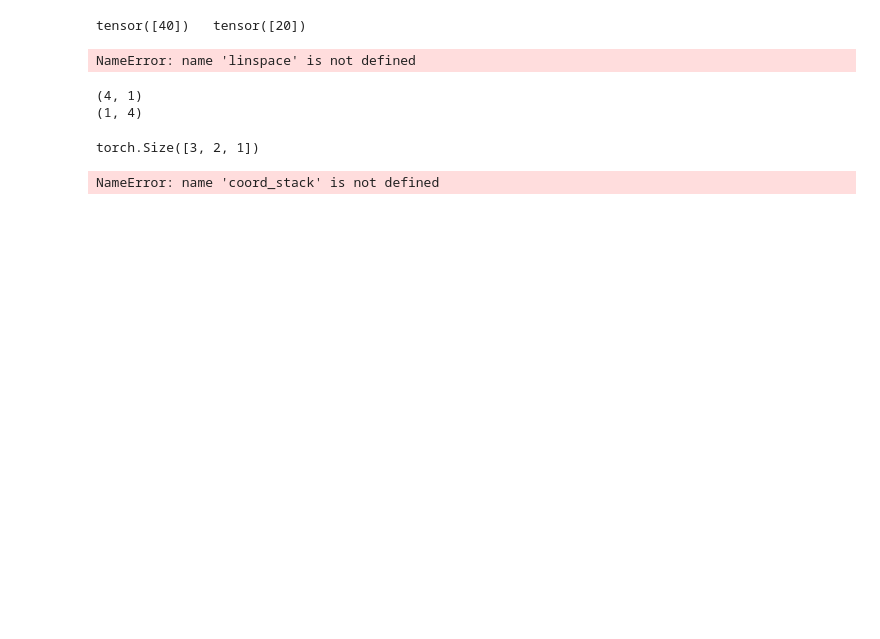
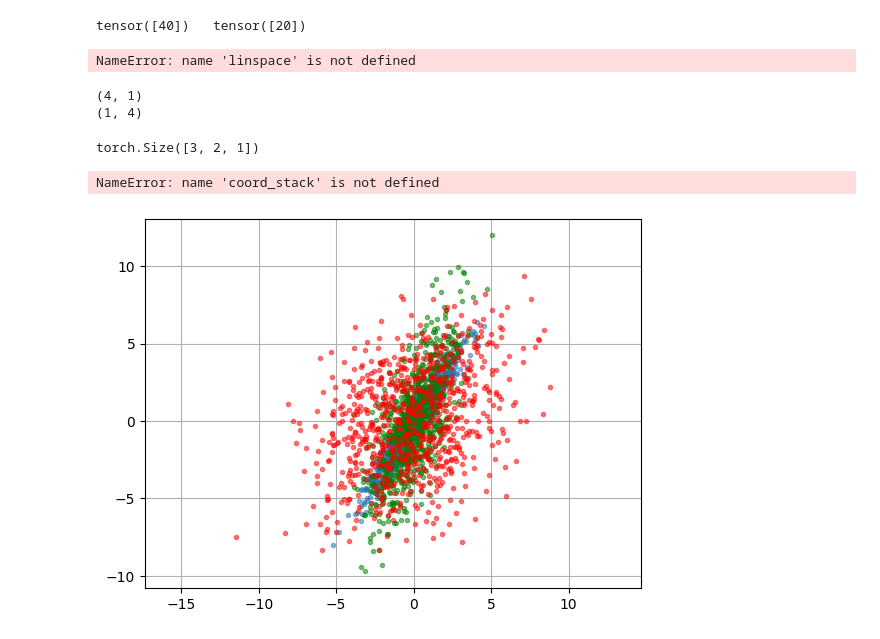
Before and after one commit to Ezrit/nerfstudio, a Jupyter notebook: Jupyter/test_coords.ipynb, the cells around one changed output. Drawn from its saved outputs; the diff is of its cells as text; code cells hidden in the pictures; blank space fills up the shorter version.

Commit message:
multivariate normal tests, working

```diff
--- a/Jupyter/test_coords.ipynb
+++ b/Jupyter/test_coords.ipynb
@@ -108,3 +108,28 @@ import torch
 
 main_box_points: torch.Tensor = torch.tensor([[[i], [j], [k]] for i in [-1.0, 1.0] for j in [-1.0, 1.0] for k in [-1.0, 1.0]])
 list = main_box_points[:,:,0].tolist()
+# %%
+import numpy as np
+import matplotlib.pyplot as plt
+
+mean = np.array([0, 0])
+cov = np.array([[2, 3], [3, 5]])
+pts = np.random.multivariate_normal(mean, cov, size=800)
+
+mean = np.array([0, 0])
+cov = np.array([[2, 3], [3, 10]])
+pts2 = np.random.multivariate_normal(mean, cov, size=800)
+
+mean = np.array([0, 0])
+cov = np.array([[10, 3], [3, 10]])
+pts3 = np.random.multivariate_normal(mean, cov, size=800)
+
+
+plt.plot(pts[:, 0], pts[:, 1], '.', alpha=0.5)
+plt.plot(pts2[:, 0], pts2[:, 1], '.', color='green', alpha=0.5)
+plt.plot(pts3[:, 0], pts3[:, 1], '.', color='red', alpha=0.5)
+plt.axis('equal')
+plt.grid()
+plt.show()
+# %% [output]
+[figure, added]
```
Also changed, not shown: parts of 1 cell of this notebook.
